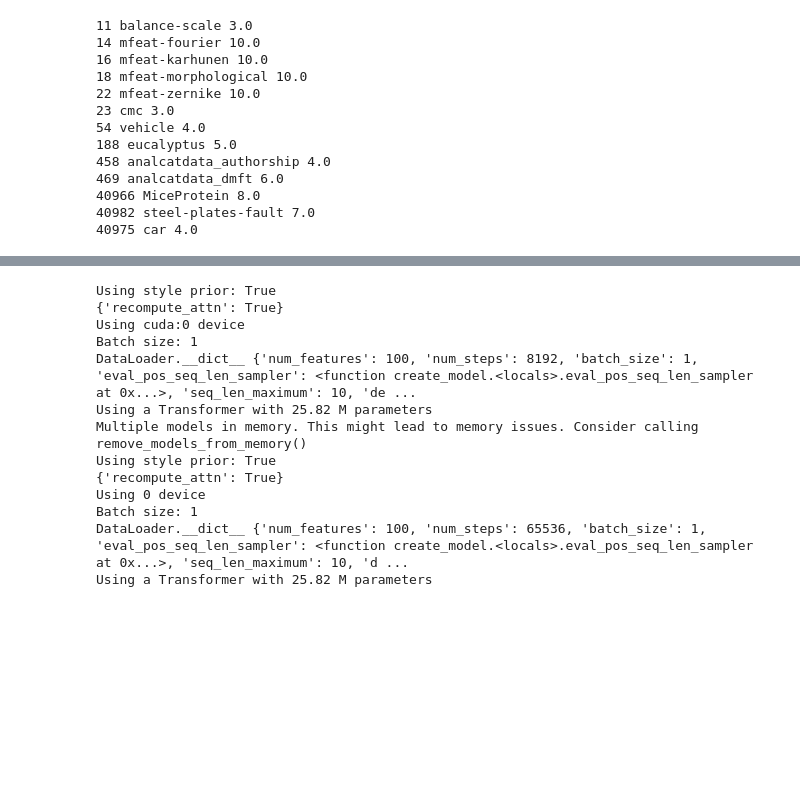
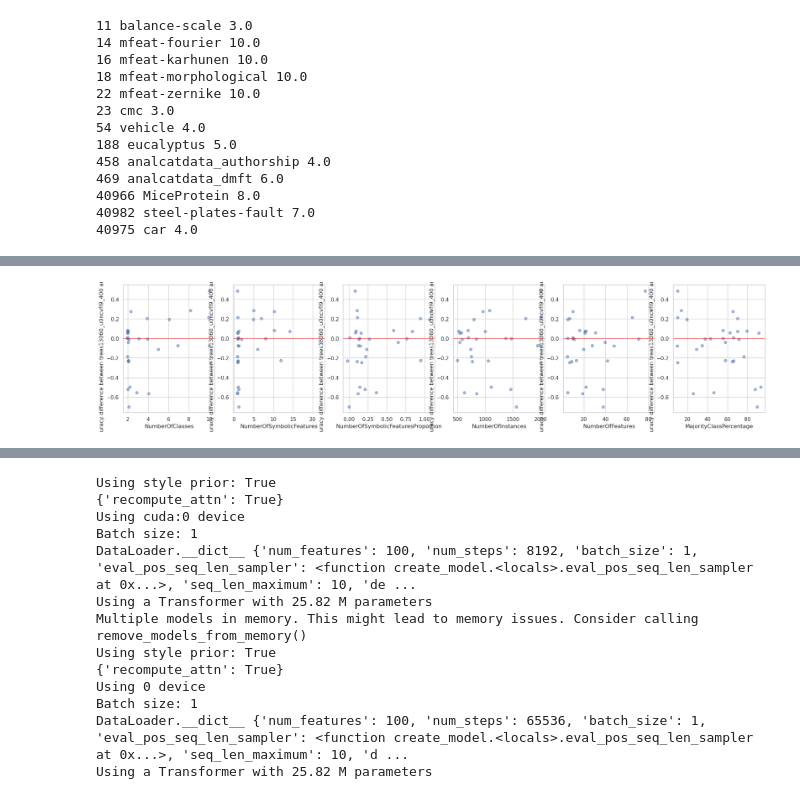
Before and after one commit to LeoGrin/TabPFN, a Jupyter notebook: tabpfn/benchmark_analysis.ipynb, the cells around one changed output, grey strips where cells are left out. Drawn from its saved outputs; the diff is of its cells as text; code cells hidden in the pictures; blank space fills up the shorter version.

```diff
--- a/tabpfn/benchmark_analysis.ipynb
+++ b/tabpfn/benchmark_analysis.ipynb
@@ -222,3 +338,15 @@ for id in dataset_ids:
+# %%
+# plot the difference between the models
+qualities = ["NumberOfClasses", "NumberOfSymbolicFeatures", "NumberOfSymbolicFeaturesProportion", "NumberOfInstances", "NumberOfFeatures", "MajorityClassPercentage"]
+fig, axs = plt.subplots(1, len(qualities), figsize=(25, 5))
+for i, quality in enumerate(qualities):
+    axs[i].scatter(pivot_df[quality] + np.random.normal(0, 0.1, len(pivot_df)), pivot_df["difference"], alpha=0.5)
+    axs[i].set_xlabel(quality)
+    axs[i].set_ylabel(f"Accuracy difference between {model_1} and {model_2}")
+    # plot a horizontal line at 0
+    axs[i].axhline(y=0, color='red', linestyle='--', linewidth=0.7)
+# %% [output]
+[figure, added]
 # %%
 from tabpfn import TabPFNClassifier
 model = TabPFNClassifier()
```
Also changed, not shown: parts of 15 cells of this notebook, 10 other files.
